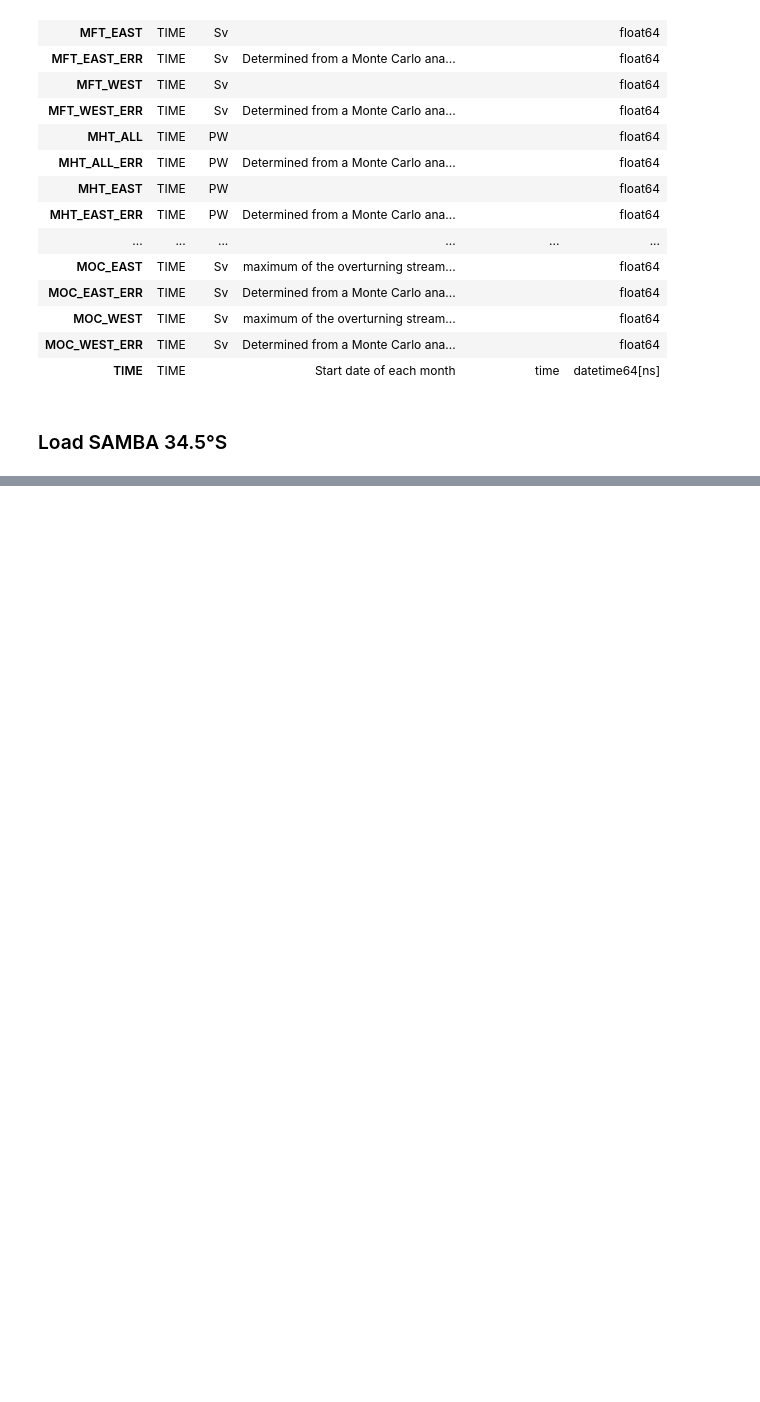
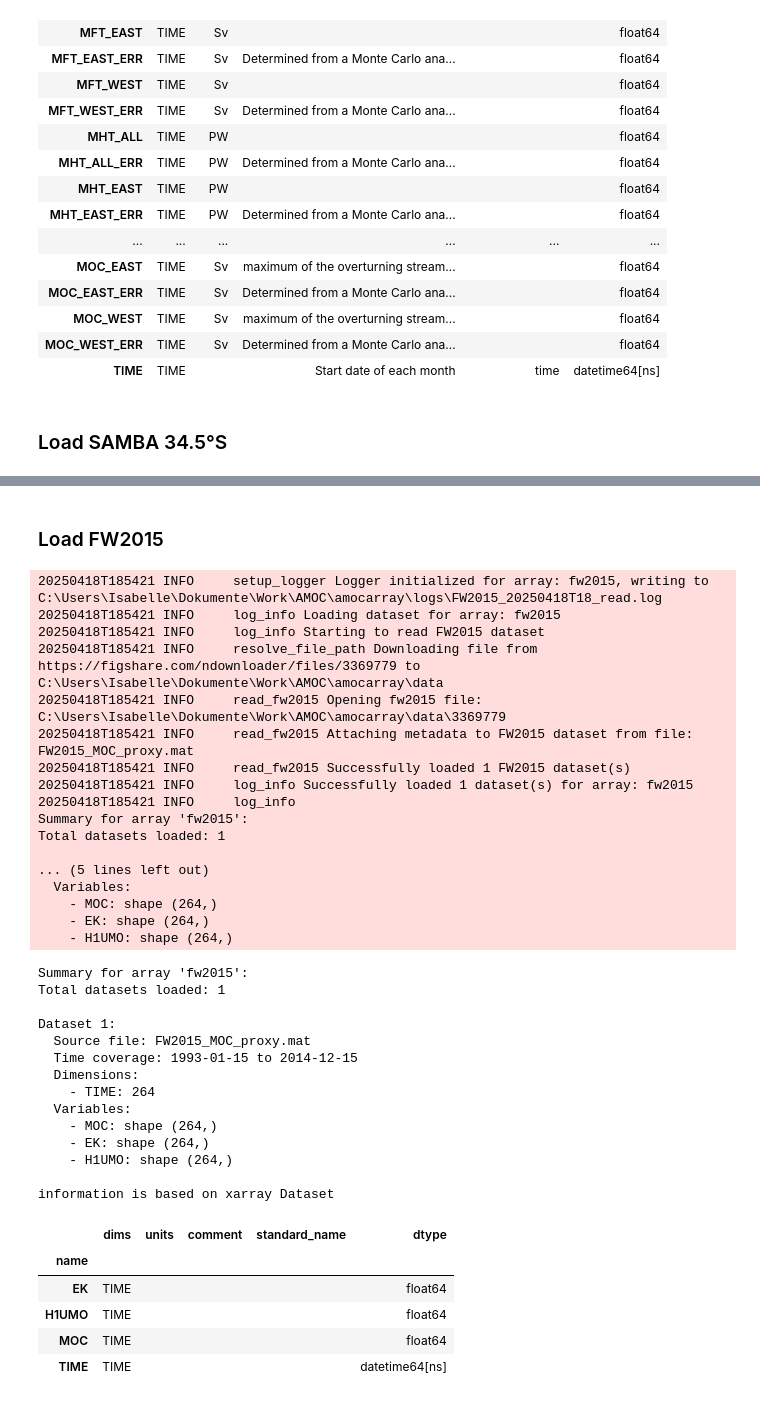
Before and after one commit to eleanorfrajka/MOC-transport, a Jupyter notebook: notebooks/demo.ipynb, the cells around one changed output, grey strips where cells are left out. Cells and saved outputs as stored; diff of their text form; code cells hidden in the pictures; blank space fills up the shorter version.

```diff
--- a/notebooks/demo.ipynb
+++ b/notebooks/demo.ipynb
@@ -358,3 +358,47 @@ ax.set_ylim([-15, 15])
 ax.grid(True, linestyle="--", alpha=0.5)
 # %% [output]
 [figure]
+# %% [markdown]
+### Load FW2015
+# %%
+datasetsfw2015 = readers.load_dataset("fw2015")
+ds_fw2015 = datasetsfw2015[0]
+plotters.show_variables(ds_fw2015)
+# %% [output]
+20250418T185421 INFO     setup_logger Logger initialized for array: fw2015, writing to C:\Users\Isabelle\Dokumente\Work\AMOC\amocarray\logs\FW2015_20250418T18_read.log
+20250418T185421 INFO     log_info Loading dataset for array: fw2015
+20250418T185421 INFO     log_info Starting to read FW2015 dataset
+20250418T185421 INFO     resolve_file_path Downloading file from https://figshare.com/ndownloader/files/3369779 to C:\Users\Isabelle\Dokumente\Work\AMOC\amocarray\data
+20250418T185421 INFO     read_fw2015 Opening fw2015 file: C:\Users\Isabelle\Dokumente\Work\AMOC\amocarray\data\3369779
+20250418T185421 INFO     read_fw2015 Attaching metadata to FW2015 dataset from file: FW2015_MOC_proxy.mat
+20250418T185421 INFO     read_fw2015 Successfully loaded 1 FW2015 dataset(s)
+20250418T185421 INFO     log_info Successfully loaded 1 dataset(s) for array: fw2015
+20250418T185421 INFO     log_info
+Summary for array 'fw2015':
+Total datasets loaded: 1
+
+... (5 lines left out)
+  Variables:
+    - MOC: shape (264,)
+    - EK: shape (264,)
+    - H1UMO: shape (264,)
+Summary for array 'fw2015':
+Total datasets loaded: 1
+
+Dataset 1:
+  Source file: FW2015_MOC_proxy.mat
+  Time coverage: 1993-01-15 to 2014-12-15
+  Dimensions:
+    - TIME: 264
+  Variables:
+    - MOC: shape (264,)
+    - EK: shape (264,)
+    - H1UMO: shape (264,)
+
+information is based on xarray Dataset
+|  | dims | units | comment | standard_name | dtype |
+| name |  |  |  |  |  |
+| EK | TIME |  |  |  | float64 |
+| H1UMO | TIME |  |  |  | float64 |
+| MOC | TIME |  |  |  | float64 |
+| TIME | TIME |  |  |  | datetime64[ns] |
```
Also changed, not shown: parts of 7 cells of this notebook, 6 other files.
